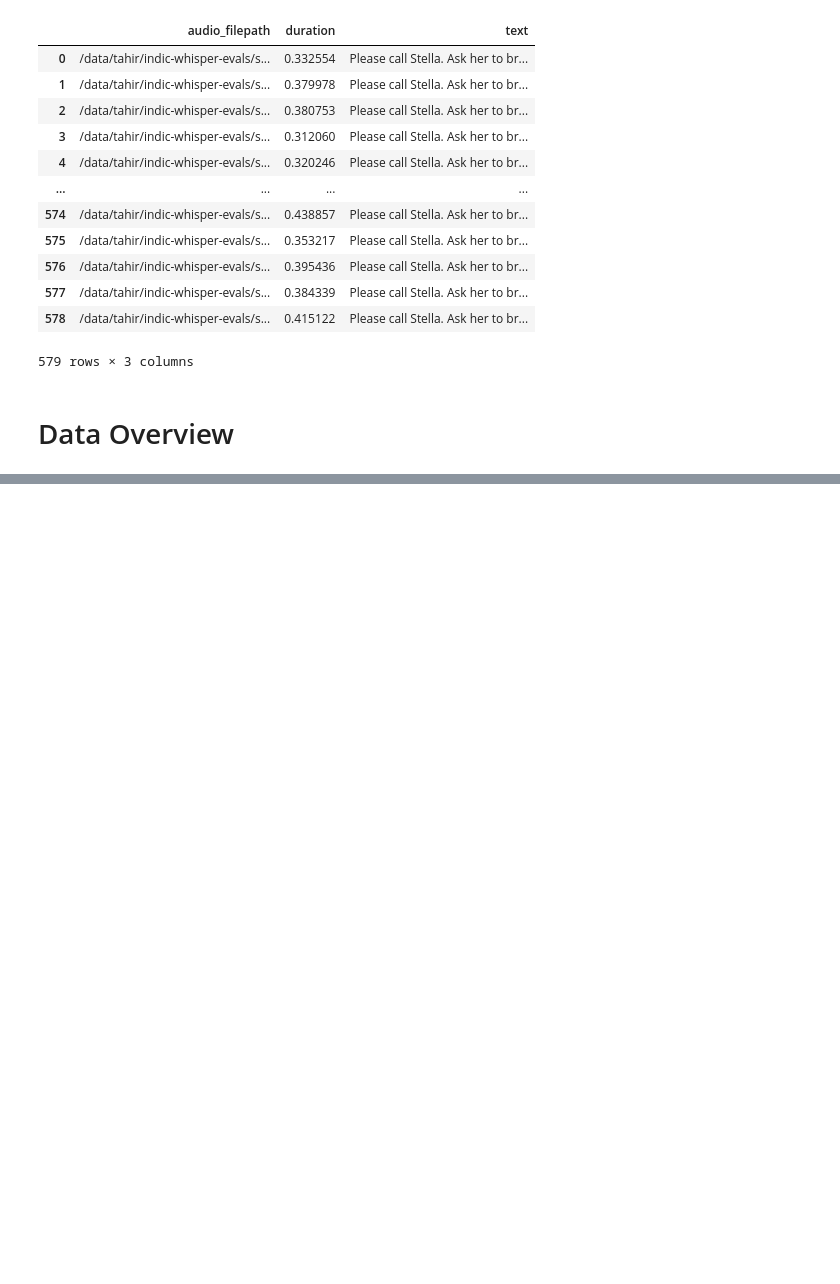
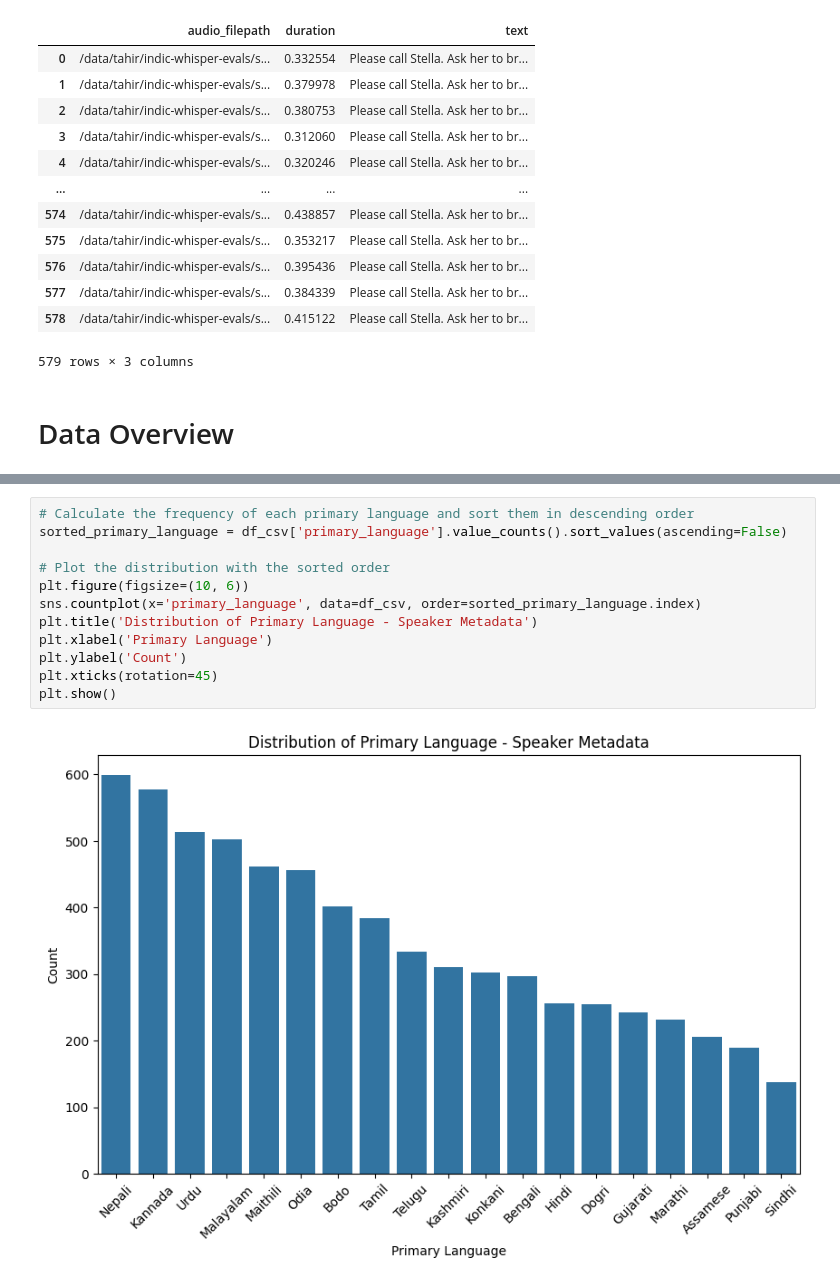
Before and after one commit to Waseem0912-coder/Svarah-EDA, a Jupyter notebook: EDA.ipynb, the cells around one changed output, grey strips where cells are left out. Drawn from its saved outputs; the diff is of its cells as text; blank space fills up the shorter version.

```diff
--- a/EDA.ipynb
+++ b/EDA.ipynb
@@ -203,0 +110,14 @@ KeyError: 'speaker_id'
+# %%
+# Calculate the frequency of each primary language and sort them in descending order
+sorted_primary_language = df_csv['primary_language'].value_counts().sort_values(ascending=False)
+
+# Plot the distribution with the sorted order
+plt.figure(figsize=(10, 6))
+sns.countplot(x='primary_language', data=df_csv, order=sorted_primary_language.index)
+plt.title('Distribution of Primary Language - Speaker Metadata')
+plt.xlabel('Primary Language')
+plt.ylabel('Count')
+plt.xticks(rotation=45)
+plt.show()
+# %% [output]
+[figure, added]
```
Also changed, not shown: parts of 19 cells of this notebook.
